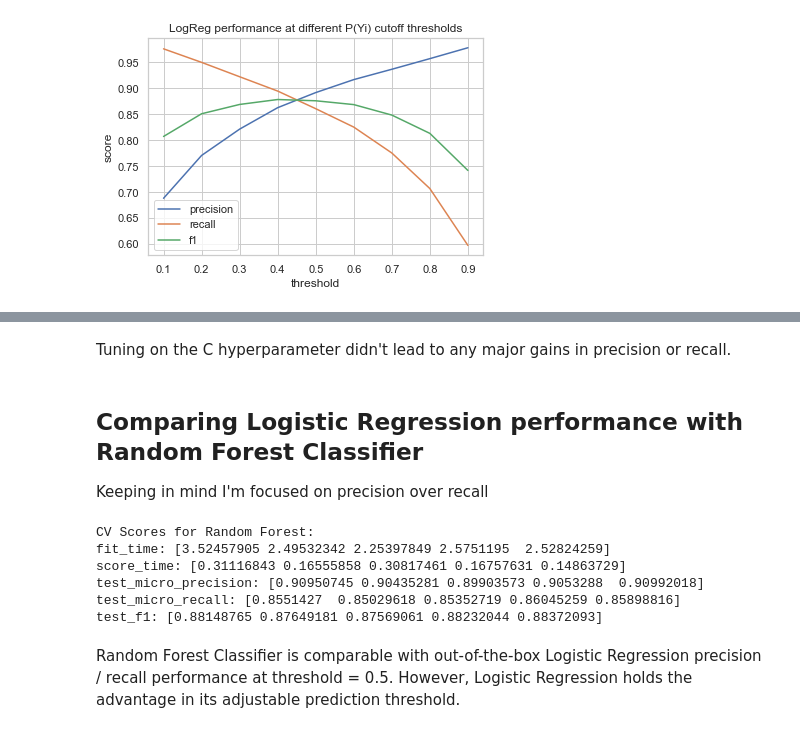
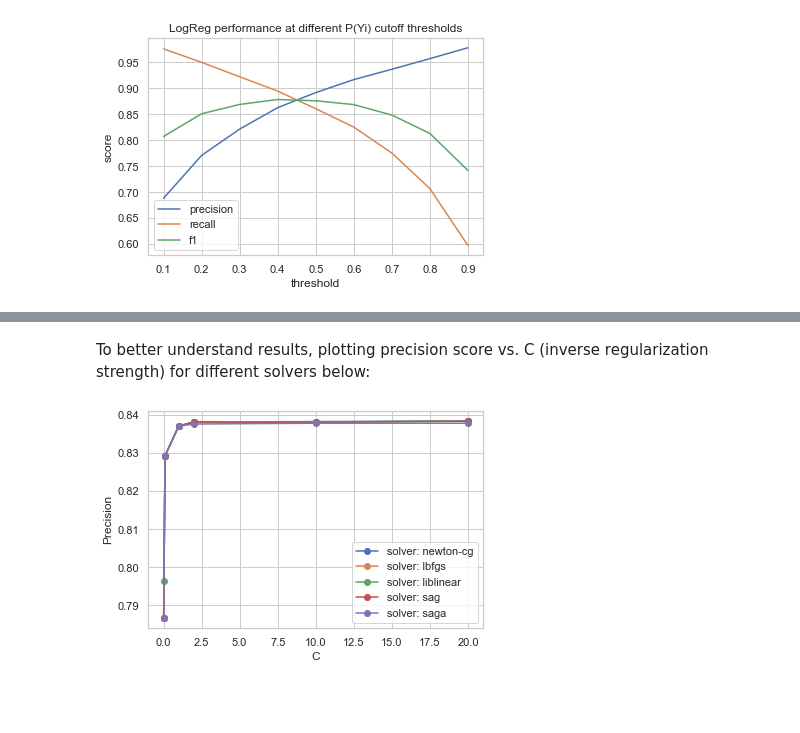
Before and after one commit to andrec279/contextify, a Jupyter notebook: contextify_explore.ipynb, the cells around one changed output, grey strips where cells are left out. Cells and saved outputs as stored; diff of their text form; code cells hidden in the pictures; blank space fills up the shorter version.

```diff
--- a/contextify_explore.ipynb
+++ b/contextify_explore.ipynb
@@ -761,0 +319,9 @@ y = model_data[binarizer['label']]
+# %%
+'''[2] Get Spotify user track data. It's critical to do this here for steps [3] and [4]'''
+user_spotify_data = get_user_track_data()
+user_track_data = user_spotify_data['data']
+user_track_features = user_spotify_data['features']
+
+'''[3] Prepare Spotify user track data for model prediction: binarize and standardize genre column'''
+binarizer_user = binarize(df=user_track_data, feature_var='genre', label_var='None', id_col='trackid')
+binarized_user_data = binarizer_user['data']
@@ -762 +354,5 @@ y = model_data[binarizer['label']]
+# %%
+'''[5] Split training dataset into X and y for model training'''
+X = model_data[features + model_genres]
+y = model_data[model_labels]
 # %%
@@ -768,12 +366,7 @@ X_test_transformed = np.concatenate((scaler.fit_transform(X_test[features]), X_t
 # %%
-'''Logistic Regression with adjusted probability threshold'''
+'''[1] Logistic Regression with adjusted probability threshold'''
 multilogreg = OneVsRestClassifier(LogisticRegression(), n_jobs=-1)
 multilogreg.fit(X_train_transformed, y_train)
-
-micro_precision = make_scorer(precision_score, average='micro')
-micro_recall = make_scorer(recall_score, average='micro')
-micro_f1 = make_scorer(f1_score, average='micro')
-scoring = {'micro_precision': micro_precision, 'micro_recall': micro_recall, 'f1': micro_f1}
 
 pred_proba_df = pd.DataFrame(multilogreg.predict_proba(X_train_transformed))
 
@@ -782,9 +375,6 @@ threshold_scores = pd.DataFrame({'threshold':[0.1, 0.2, 0.3, 0.4, 0.5, 0.6, 0.7,
 for index, row in threshold_scores.iterrows():
     i = row['threshold']
     y_train_pred = pred_proba_df.applymap(lambda x: 1 if x > i else 0)
-
-    y_train_mat = y_train.to_numpy()
-    y_train_pred_mat = y_train_pred.to_numpy()
 
     threshold_scores.at[index, 'precision'] = precision_score(y_train, y_train_pred, average='micro')
     threshold_scores.at[index, 'recall'] = recall_score(y_train, y_train_pred, average='micro')
@@ -817,5 +409,5 @@ Design decision to move forward with <b>threshold = 0.8</b> for the Logistic Reg
 # %%
-'''Logistic Regression hyperparameter tuning'''
+'''[2] Logistic Regression hyperparameter tuning'''
 # Instantiate LogisticRegression classifier (estimator) for cross validation
 multilogreg = OneVsRestClassifier(LogisticRegression(), n_jobs=-1)
 
@@ -824,7 +416,7 @@ micro_precision = make_scorer(precision_score, average='micro')
 micro_recall = make_scorer(recall_score, average='micro')
 micro_f1 = make_scorer(f1_score, average='micro')
 
-parameters = {'estimator__C': [0.5, 1, 2, 3, 4, 5]}
+parameters = {'estimator__solver': ['newton-cg', 'lbfgs', 'liblinear', 'sag', 'saga'], 'estimator__C': [0.01, 0.1, 1, 2, 10, 20]}
 
 scoring = {'micro_precision': micro_precision, 'micro_recall': micro_recall, 'micro_f1': micro_f1}
 cv_score = {'micro_precision': micro_precision}
@@ -862,30 +454,14 @@ test_micro_f1: [0.87975897 0.87582057 0.86723241 0.87839693 0.8718229 ]
-# %% [markdown]
-Tuning on the C hyperparameter didn't lead to any major gains in precision or recall.
-# %% [markdown]
-## Comparing Logistic Regression performance with Random Forest Classifier
-Keeping in mind I'm focused on precision over recall
-# %%
-# Instantiate RandomForest classifier (estimator) for cross validation
-rf = RandomForestClassifier(n_estimators=100, random_state=0)
-multirf = OneVsRestClassifier(rf, n_jobs=-1)
-
-# Establish scoring metrics
-micro_precision = make_scorer(precision_score, average='micro')
-micro_recall = make_scorer(recall_score, average='micro')
-micro_f1 = make_scorer(f1_score, average='micro')
-
-scoring = {'micro_precision': micro_precision, 'micro_recall': micro_recall, 'f1': micro_f1}
-rf_scores = cross_validate(multirf, X_train_transformed, y_train, scoring=scoring)
-
-print('CV Scores for Random Forest:')
-for key in rf_scores:
-    print('{0}: {1}'.format(key, rf_scores[key]))
-# %% [output]
-CV Scores for Random Forest:
-fit_time: [3.52457905 2.49532342 2.25397849 2.5751195  2.52824259]
-score_time: [0.31116843 0.16555858 0.30817461 0.16757631 0.14863729]
-test_micro_precision: [0.90950745 0.90435281 0.89903573 0.9053288  0.90992018]
-test_micro_recall: [0.8551427  0.85029618 0.85352719 0.86045259 0.85898816]
-test_f1: [0.88148765 0.87649181 0.87569061 0.88232044 0.88372093]
-# %% [markdown]
-Random Forest Classifier is comparable with out-of-the-box Logistic Regression precision / recall performance at threshold = 0.5. However, Logistic Regression holds the advantage in its adjustable prediction threshold.
+# %% [markdown]
+To better understand results, plotting precision score vs. C (inverse regularization strength) for different solvers below:
+# %%
+'''[3] Plotting GridSearchCV results: Precision vs. C for different solvers'''
+gscv_scores = np.transpose(multilogreg_gs.cv_results_['mean_test_score'].reshape((len(parameters['estimator__C']),
+                                                                                  len(parameters['estimator__solver']))))
+for ind, i in enumerate(parameters['estimator__solver']):
+    plt.plot(parameters['estimator__C'], gscv_scores[ind], marker='o', label='solver: ' + str(i))
+plt.legend()
+plt.xlabel('C')
+plt.ylabel('Precision')
+plt.show()
+# %% [output]
+[figure, added]
```
Also changed, not shown: parts of 34 cells of this notebook.
